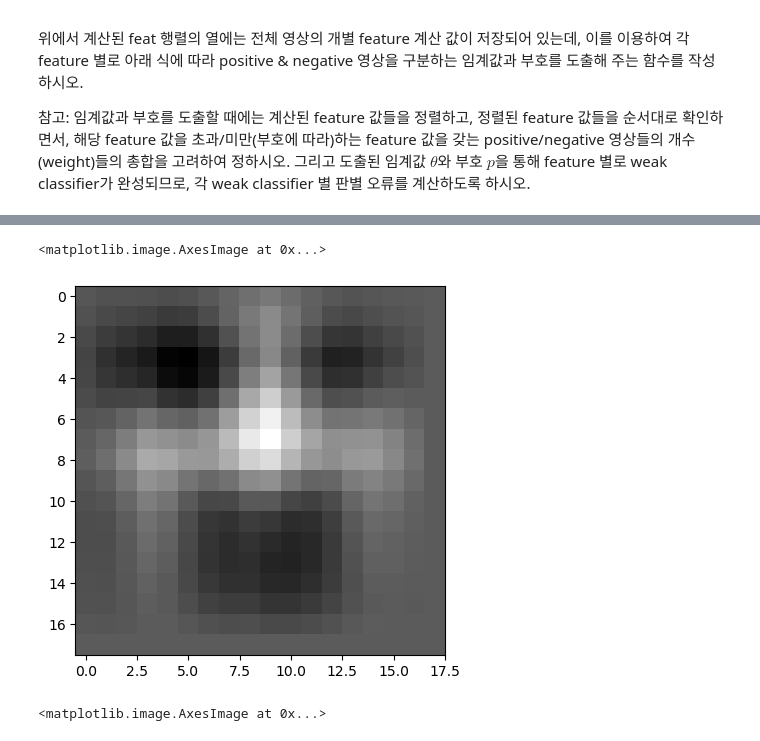
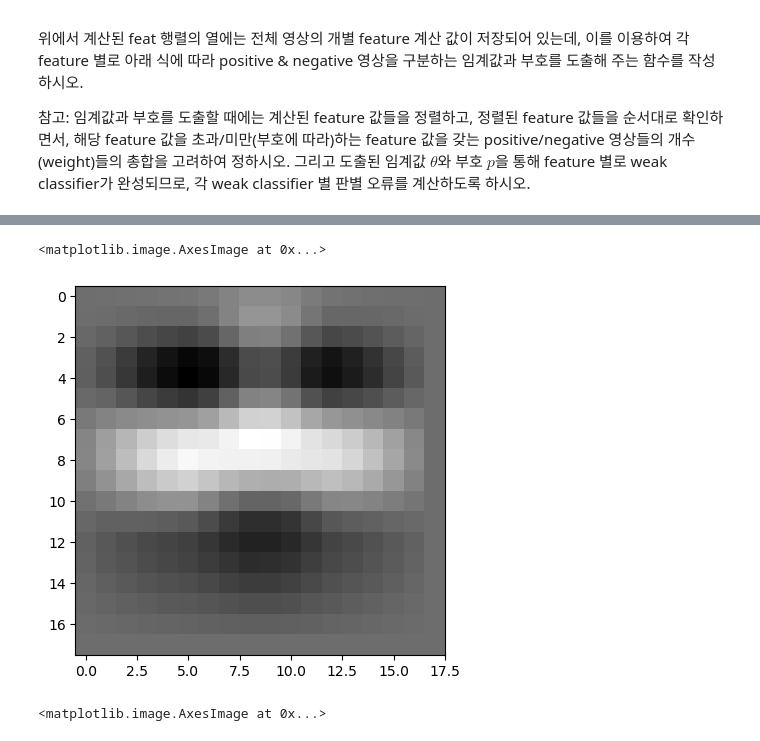
Before and after one commit to uichan8/CV_assignments, a Jupyter notebook: hw5/code/proj3.ipynb, the cells around one changed output, grey strips where cells are left out. Drawn from its saved outputs; the diff is of its cells as text; code cells hidden in the pictures.

```diff
--- a/hw5/code/proj3.ipynb
+++ b/hw5/code/proj3.ipynb
@@ -130,14 +149,18 @@ thetas, signs, errors = student.get_weak_classifiers(feat, labels, weights)
 # 해당 weak classifier의 haar-like feature를 영상 위에 겹쳐서 표기하는 함수 student.overlay_haar_feature를 구현하시오.
 best_acc = 0
 best_i = 0
-for i in tqdm(range(data.shape[0])):
+
+sorted_error_index = np.argsort(errors)
+sorted_error_index = sorted_error_index
+
+sorted_feat = feat[:,sorted_error_index]
+sorted_thetas = thetas[sorted_error_index]
+sorted_sign = signs[sorted_error_index]
+for i in tqdm(range(errors.shape[0])):
     datalen = i + 1
-    sorted_error_index = np.argsort(errors)
-    sorted_error_index = sorted_error_index[:datalen]
-
-    target_feat = feat[:,sorted_error_index]
-    target_thetas = thetas[sorted_error_index]
-    target_sign = signs[sorted_error_index]
+    target_feat = sorted_feat[:,:datalen]
+    target_thetas = sorted_thetas[:datalen]
+    target_sign = sorted_sign[:datalen]
 
     target_predict = target_feat > target_thetas.reshape(1,-1)
     target_predict = np.abs(target_predict - 1.*(target_sign==-1).reshape(1,-1))
@@ -158,27 +190,28 @@ print(best_datalen)
 # %%
-best_datalen = 10000
-val_feat = feat_ps[:best_datalen]
-val_feat_label = feat_labels[:best_datalen]
-val_feat_sign = signs[:best_datalen]
+best_datalen = 3431
+val_feat = feat_ps[sorted_error_index][:best_datalen]
+val_feat_label = feat_labels[sorted_error_index][:best_datalen]
+val_feat_sign = sorted_sign[:best_datalen]
+
 
 label_sorted_arg = np.argsort(val_feat_label)
 val_feat = val_feat[label_sorted_arg]
 val_feat_label = val_feat_label[label_sorted_arg]
 val_feat_sign = val_feat_sign[label_sorted_arg]
 
 summed_feature = np.zeros(hlf_sz)
 for i in range(val_feat.shape[0]):
     x,y,h,w = val_feat[i]
     t = val_feat_label[i]
     s = val_feat_sign[i]
     summed_feature += student.visualize_haar_feature(x,y,w,h,t) * s
 
 summed_feature = summed_feature - summed_feature.min()
 summed_feature = summed_feature / summed_feature.max()
 plt.imshow(summed_feature, cmap='gray')
 # %% [output]
 <matplotlib.image.AxesImage at 0x...>
-[figure, old version]
+[figure, new version]
 # %%
 #data axis = 0 으로 평균
 data_mean = np.mean(data, axis=0)
```
Also changed, not shown: parts of 8 cells of this notebook, 1 other file.
